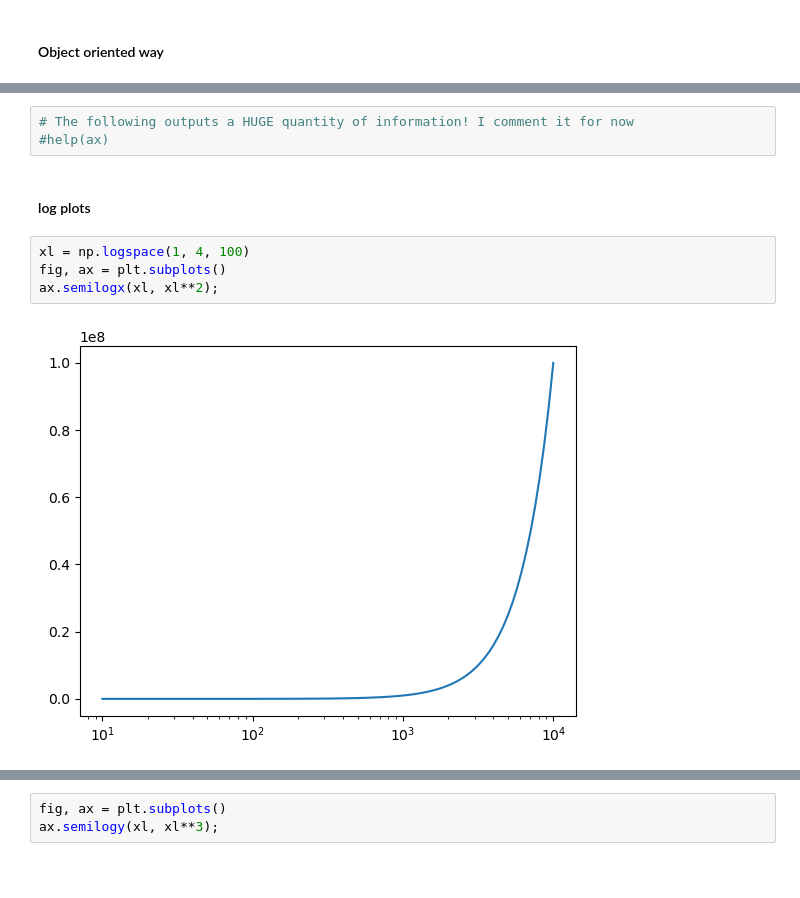
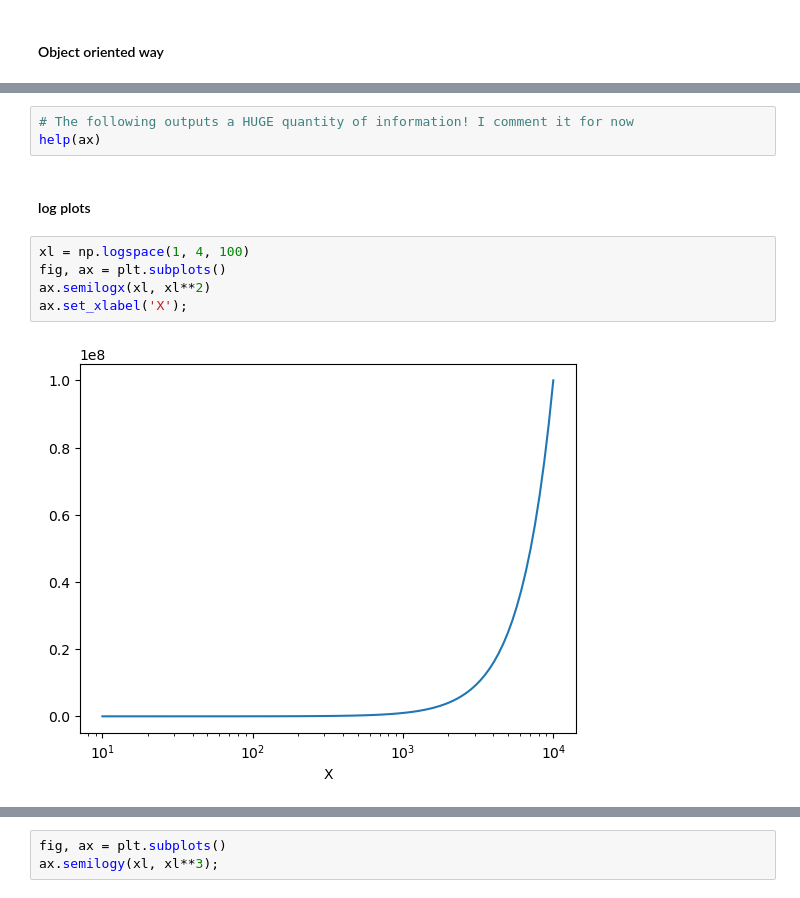
Before and after one commit to Morisset/Python-lectures-Notebooks, a Jupyter notebook: Notebooks/intro_Matplotlib.ipynb, the cells around one changed output, grey strips where cells are left out. Cells and saved outputs as stored; diff of their text form; blank space fills up the shorter version.

```diff
--- a/Notebooks/intro_Matplotlib.ipynb
+++ b/Notebooks/intro_Matplotlib.ipynb
@@ -145,13 +114,14 @@ ax.set_title("I like $\pi$");
 # %%
 # The following outputs a HUGE quantity of information! I comment it for now
-#help(ax)
+help(ax)
 # %% [markdown]
 #### log plots
 # %%
 xl = np.logspace(1, 4, 100)
 fig, ax = plt.subplots()
-ax.semilogx(xl, xl**2);
+ax.semilogx(xl, xl**2)
+ax.set_xlabel('X');
 # %% [output]
-[figure, old version]
+[figure, new version]
 # %%
 fig, ax = plt.subplots()
```
Also changed, not shown: parts of 58 cells of this notebook.
